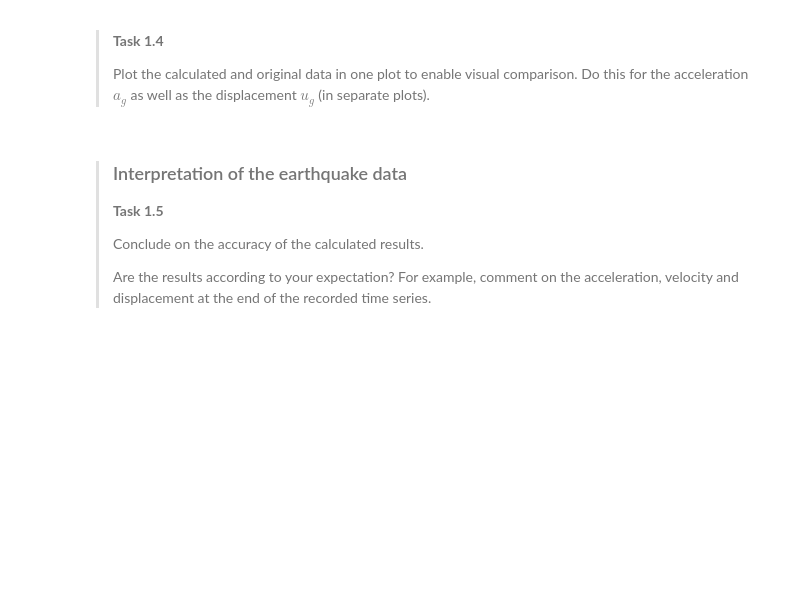
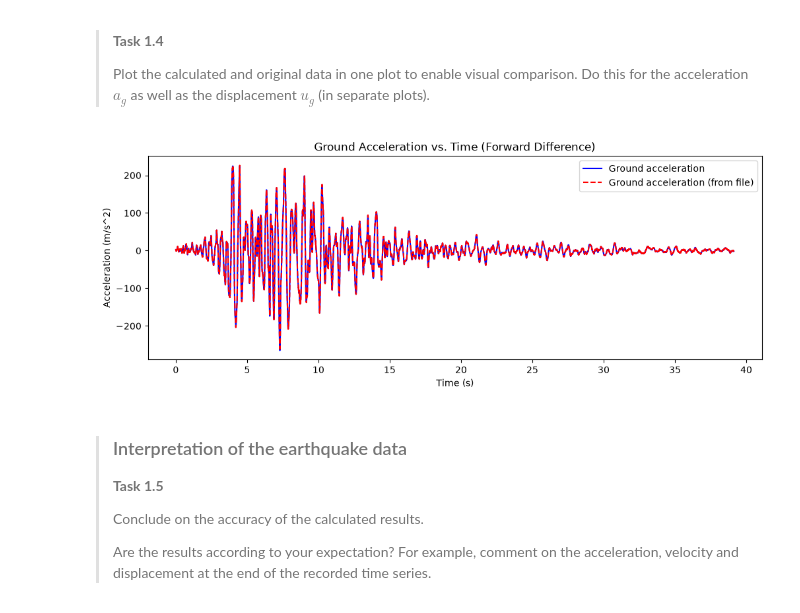
Before and after one commit to AleMarte2004/Group_Assignment_1.2, a Jupyter notebook: 1Ddynamics.ipynb, the cells around one changed output. Cells and saved outputs as stored; diff of their text form; code cells hidden in the pictures; blank space fills up the shorter version.

```diff
--- a/1Ddynamics.ipynb
+++ b/1Ddynamics.ipynb
@@ -164,3 +161,20 @@ plt.show()
+# %%
+# Plotting ground acceleration
+
+plt.figure(figsize=(12, 4))
+
+
+plt.plot(t[:-1], ag_fd, linestyle="solid", color="blue",label="Ground acceleration")
+plt.plot(t, ag, linestyle="dashed", color="red", label="Ground acceleration (from file)")
+plt.xlabel("Time (s)")
+plt.ylabel("Acceleration (m/s^2)")
+plt.title("Ground Acceleration vs. Time (Forward Difference)")
+plt.legend()
+plt.show()
+
+plt.show()
+# %% [output]
+[figure, added]
 # %%
 # Plotting ground displacement
 
```
Also changed, not shown: parts of 3 cells of this notebook.
